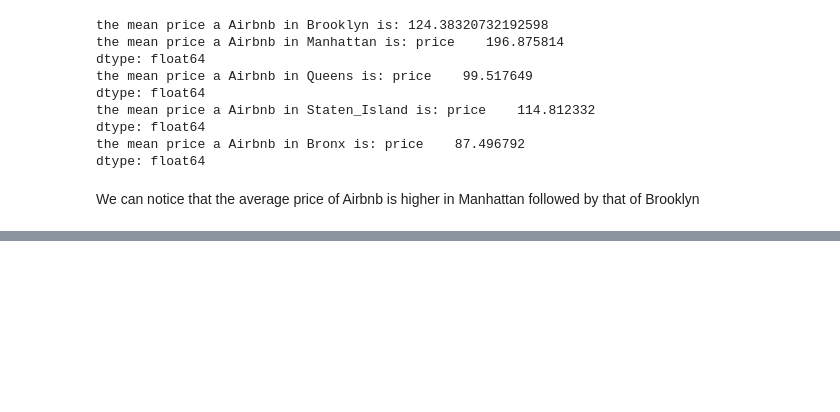
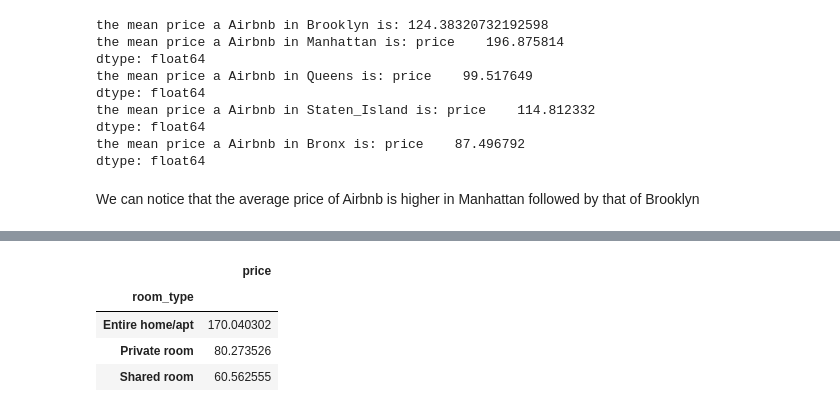
Before and after one commit to abm4github/Airbnb-EDA, a Jupyter notebook: Airbnb_EDA.ipynb, the cells around one changed output, grey strips where cells are left out. Cells and saved outputs as stored; diff of their text form; code cells hidden in the pictures; blank space fills up the shorter version.

```diff
--- a/Airbnb_EDA.ipynb
+++ b/Airbnb_EDA.ipynb
@@ -254,0 +277,15 @@ Therefore, the average price of Airbnb in those 'neighbourhood_group's higher in
+# %%
+# limiting the house prices to 400, as majority of the prices falls below it, to
+# avoid outliers
+
+df_room_type_price=df[['room_type', 'price']]
+df_room_type_price = df_room_type_price[df_room_type_price.price < 400]
+df_room_type_price = df_room_type_price.groupby('room_type')
+price_room_type = df_room_type_price.mean()
+price_room_type
+# %% [output]
+|  | price |
+| room_type |  |
+| Entire home/apt | 170.040302 |
+| Private room | 80.273526 |
+| Shared room | 60.562555 |
```
Also changed, not shown: parts of 7 cells of this notebook.
